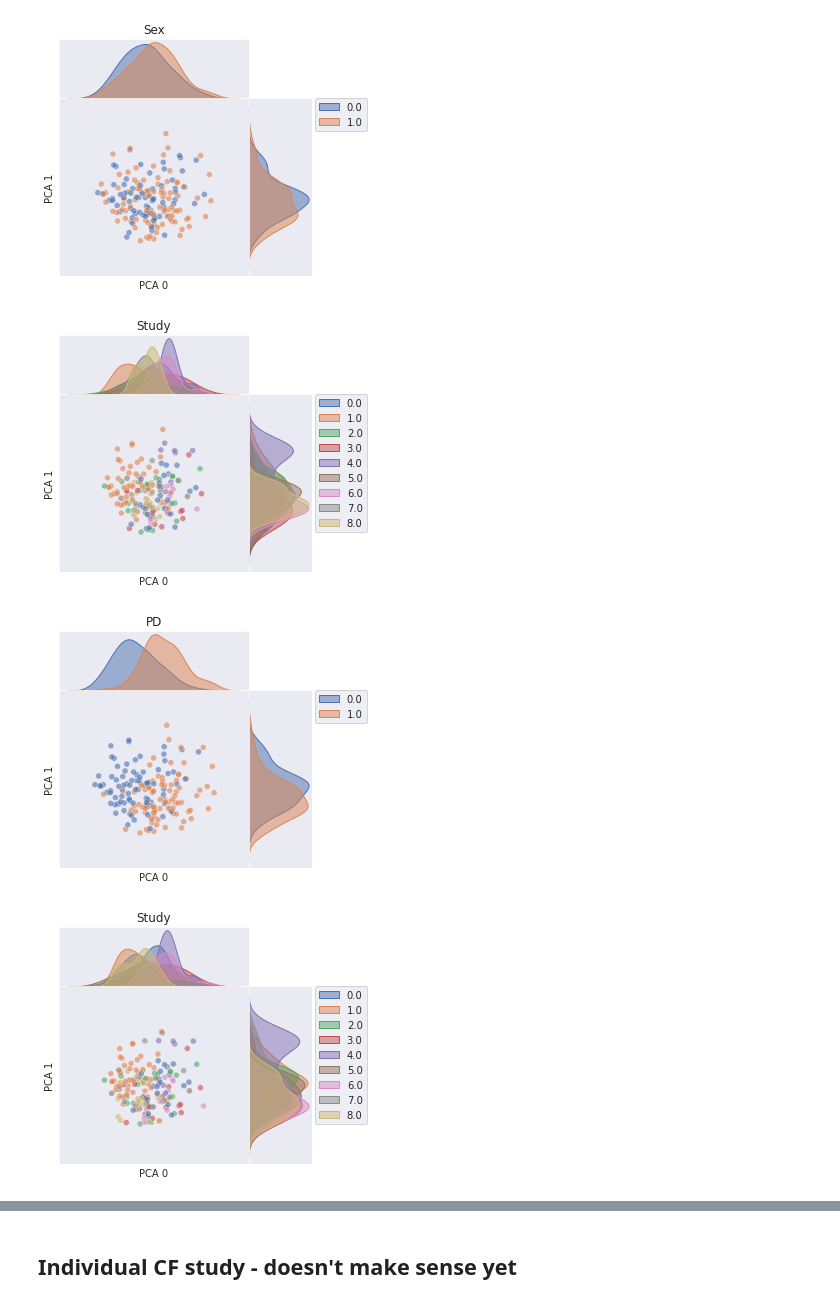
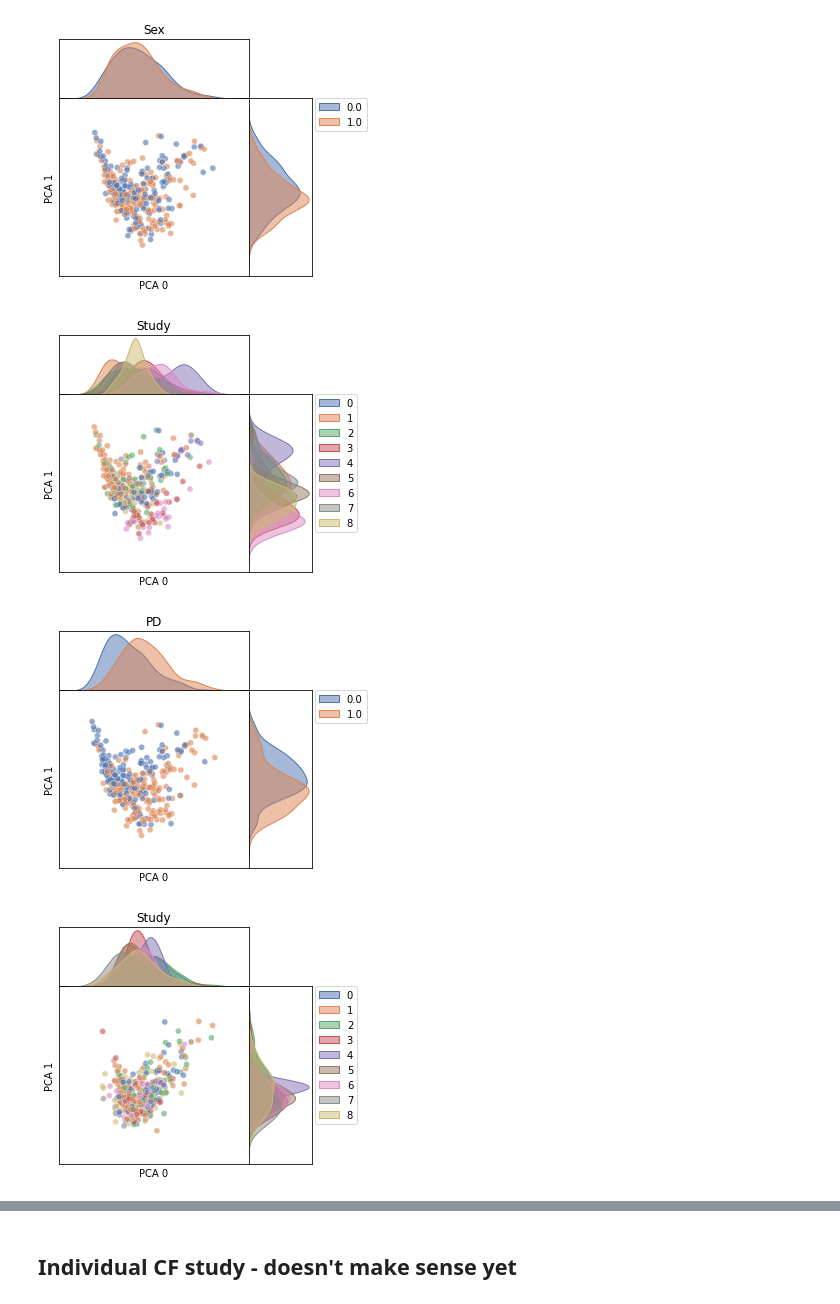
Before and after one commit to vibujithan/shortcut-analysis, a Jupyter notebook: PD/macw_analysis.ipynb, the cells around one changed output, grey strips where cells are left out. Saved outputs shown, nothing was run; the diff lists cells and outputs as text; code cells hidden in the pictures.

```diff
--- a/PD/macw_analysis.ipynb
+++ b/PD/macw_analysis.ipynb
@@ -23,3 +32,6 @@ data_loader = DataLoader(TD(f'/data/Data/PD/activations_{test_block}_{mode}'), b
+# %%
+ds = TD(f'/data/Data/PD/activations_{test_block}_{mode}')
+data_loader = DataLoader(ds, batch_size=128, shuffle=False)
 # %%
 def BinaryCrossEntropy(y_true, y_pred):
     y_pred = np.clip(y_pred, 1e-7, 1 - 1e-7)
@@ -35,26 +47,3 @@ def sigmoid(z):
 def accuracy(y_true, y_pred, threshold=0.5):
     y_pred = y_pred > threshold
     return np.mean(y_pred == y_true)
-# %%
-import numpy as np
-
-g_dict = {'Study': np.arange(8), 'Sex': [0, 1]}
-cf_dict = {}
-for i, g in enumerate(g_dict.keys()):
-    grp_mean = np.zeros((167, 68))
-    for v in g_dict[g]:
-        obs = []
-        cfs = []
-        model.eval()
-        for b in data_loader:
-            x_obs, x_cf = model.counterfactuals(b.to('cuda'), cf_vals={i: v})
-            obs.append(x_obs)
-            cfs.append(x_cf)
-
-        obs = np.vstack(obs)
-        cf = np.vstack(cfs)
-        grp_mean += cf
-
-        cf_dict[f'{g}_{v}'] = cf
-
-    cf_dict[f'{g}_mean'] = grp_mean / len(g_dict[g])
@@ -335,27 +369,34 @@ def heatmap(data, title):
     plt.title(title)
     plt.tight_layout()
     plt.show()
+# %%
+obs_study = np.argmax(obs[:,0:9],axis=1)
+obs_sex = obs[:,sex_idx]
+obs_pd = obs[:,PD_idx]
+obs_act = obs[:,ncauses:]
+cf_study_act = cf_dict['Study_mean'][:,ncauses:]
+cf_sex_act = cf_dict['Sex_mean'][:,ncauses:]
 # %%
 from sklearn.decomposition import PCA
 
-pca = PCA(n_components=64)
-pca_obs =  pca.fit_transform(obs[:,4:])
-pca_cf_study =  pca.transform(cf_dict['Study_mean'][:,4:])
-pca_cf_sex =  pca.transform(cf_dict['Sex_mean'][:,4:])
+pca = PCA(n_components=nlatents)
+pca_obs =  pca.fit_transform(obs_act)
+pca_cf_study =  pca.transform(cf_study_act)
+pca_cf_sex =  pca.transform(cf_sex_act)
 # %%
-fig = joint_plot(pca_obs[:,0], pca_obs[:, 1], obs[:,1], 'Sex', savename='obs_sex_pca0')
+fig = joint_plot(pca_obs[:,0], pca_obs[:, 1], obs_sex, 'Sex', savename='obs_sex_pca0')
 # %% [output]
-[figure, old version]
+[figure, new version]
 # %%
-fig = joint_plot(pca_obs[:,0], pca_obs[:, 1], obs[:,0], 'Study',savename='obs_study_pca0')
+fig = joint_plot(pca_obs[:,0], pca_obs[:, 1], obs_study, 'Study',savename='obs_study_pca0')
 # %% [output]
-[figure, old version]
+[figure, new version]
 # %%
-fig = joint_plot(pca_obs[:,0], pca_obs[:, 1], obs[:,3], 'PD',savename='obs_pd_pca0')
+fig = joint_plot(pca_obs[:,0], pca_obs[:, 1], obs_pd, 'PD',savename='obs_pd_pca0')
 # %% [output]
-[figure, old version]
+[figure, new version]
 # %%
-fig = joint_plot(pca_cf_study[:,0], pca_cf_study[:, 1], obs[:,0], 'Study',savename='cf_study_study_pca0')
+fig = joint_plot(pca_cf_study[:,0], pca_cf_study[:, 1], obs_study, 'Study',savename='cf_study_study_pca0')
 # %% [output]
-[figure, old version]
+[figure, new version]
 # %%
```
Also changed, not shown: parts of 21 cells of this notebook, 3 other files.
